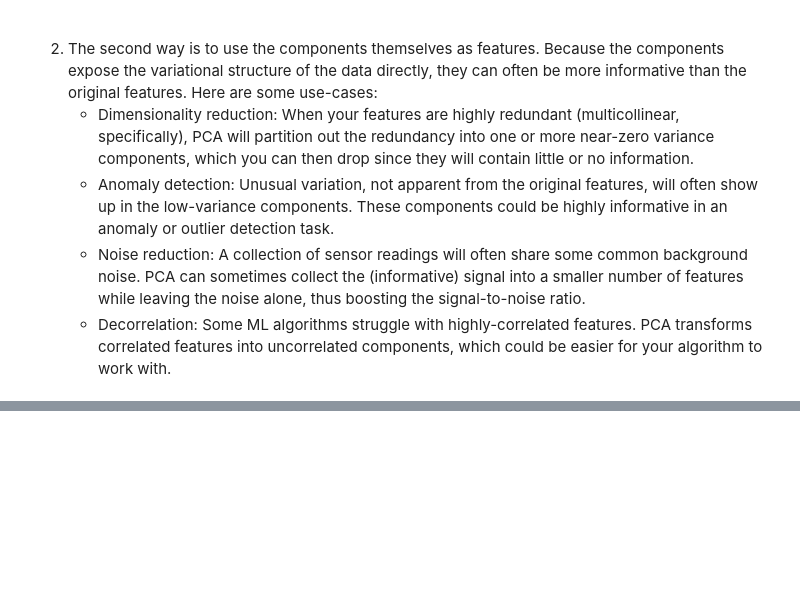
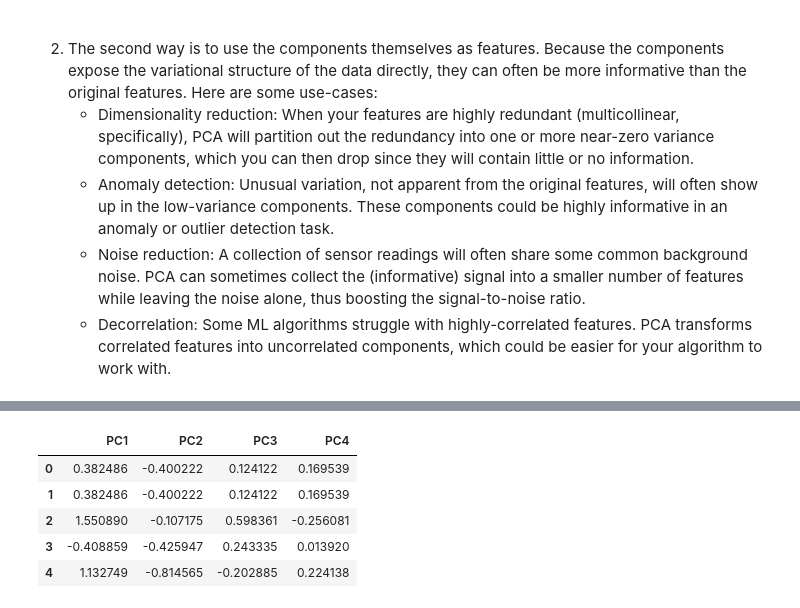
Before and after one commit to Nathanb-ecam/learning-kaggle-courses, a Jupyter notebook: feature_engineering.ipynb, the cells around one changed output, grey strips where cells are left out. Cells and saved outputs as stored; diff of their text form; code cells hidden in the pictures; blank space fills up the shorter version.

```diff
--- a/feature_engineering.ipynb
+++ b/feature_engineering.ipynb
@@ -78,0 +238,20 @@ There are two ways you could use PCA for feature engineering.<br>
+# %%
+# Standardize
+X_scaled = (X - X.mean(axis=0)) / X.std(axis=0)
+
+# # Create principal components
+pca = PCA()
+X_pca = pca.fit_transform(X_scaled)
+# print(X_pca.shape)
+
+# Convert to dataframe
+component_names = [f"PC{i+1}" for i in range(X_pca.shape[1])]
+X_pca = pd.DataFrame(X_pca, columns=component_names)
+X_pca.head()
+# %% [output]
+|  | PC1 | PC2 | PC3 | PC4 |
+| 0 | 0.382486 | -0.400222 | 0.124122 | 0.169539 |
+| 1 | 0.382486 | -0.400222 | 0.124122 | 0.169539 |
+| 2 | 1.550890 | -0.107175 | 0.598361 | -0.256081 |
+| 3 | -0.408859 | -0.425947 | 0.243335 | 0.013920 |
+| 4 | 1.132749 | -0.814565 | -0.202885 | 0.224138 |
```
Also changed, not shown: parts of 20 cells of this notebook, 7 other files.
